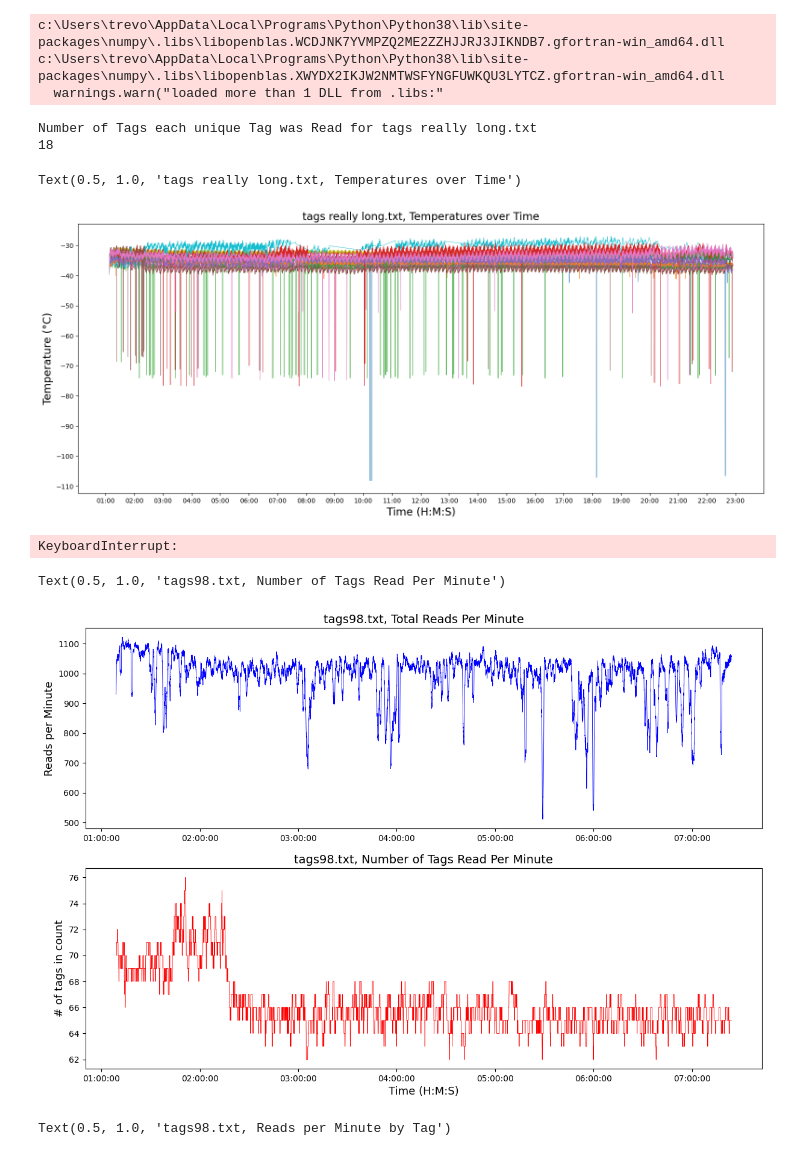
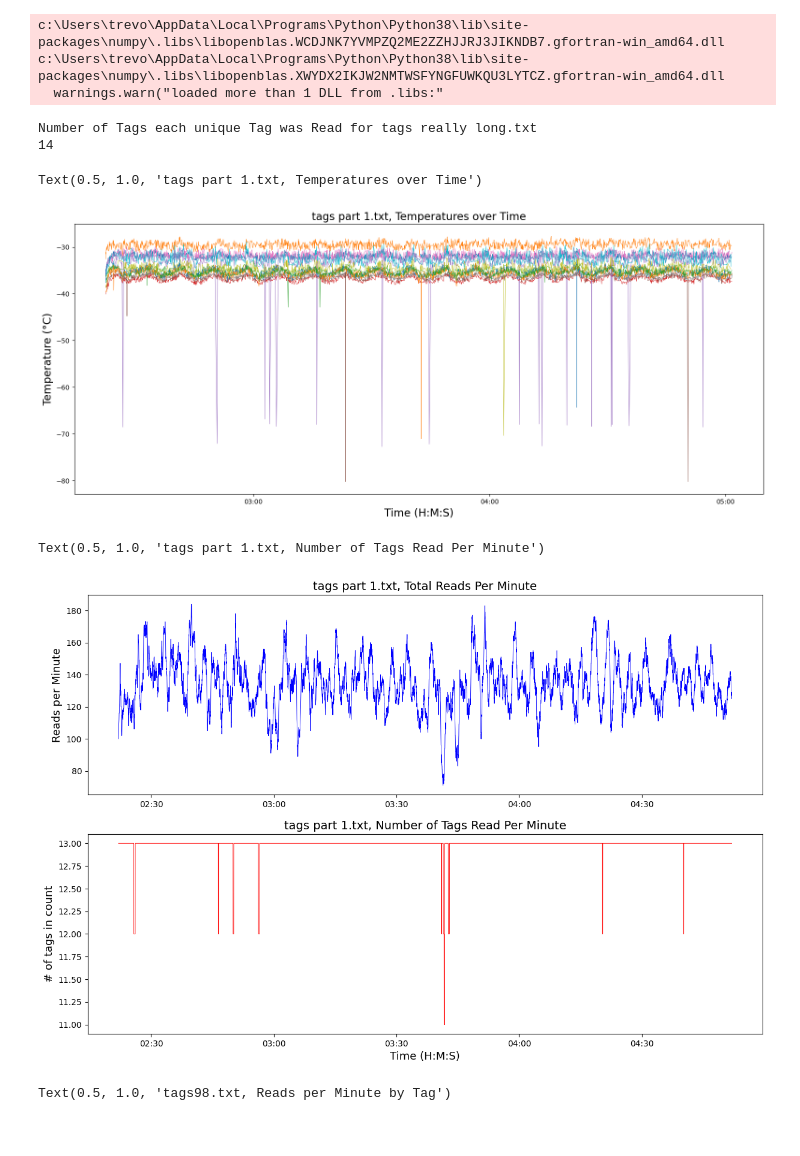
Before and after one commit to trevorcmit/RFID_Multireader, a Jupyter notebook: Plot.ipynb, the cells around one changed output. Drawn from its saved outputs; the diff is of its cells as text; code cells hidden in the pictures.

```diff
--- a/Plot.ipynb
+++ b/Plot.ipynb
@@ -8,7 +8,7 @@ c:\Users\trevo\AppData\Local\Programs\Python\Python38\lib\site-packages\numpy\.l
 c:\Users\trevo\AppData\Local\Programs\Python\Python38\lib\site-packages\numpy\.libs\libopenblas.XWYDX2IKJW2NMTWSFYNGFUWKQU3LYTCZ.gfortran-win_amd64.dll
   warnings.warn("loaded more than 1 DLL from .libs:"
 # %%
-with open('Tag_Text_Files/tags really long.txt', 'r') as file:
+with open('Tag_Text_Files/tags part 1.txt', 'r') as file:
     reader = csv.reader(file)
 
     data = []             # Initialize empty list
@@ -69,7 +69,7 @@ print("Number of Tags each unique Tag was Read for tags really long.txt")
 print(len(num))
 # %% [output]
 Number of Tags each unique Tag was Read for tags really long.txt
-18
+14
 # %%
 import matplotlib.dates as mdates
 hours = mdates.HourLocator(interval = 1)
@@ -77,18 +77,18 @@ myFmt = mdates.DateFormatter('%H:%M')
 # %%
 fig, ax = plt.subplots(figsize=(19, 7.5))
 ax.xaxis.set_major_locator(hours)
 ax.xaxis.set_major_formatter(myFmt)
 
 for k,v in database.items():
     if len(v[1]) > 1:
         ax.plot(v[0], v[1], label=k, linewidth=0.6)
 
 ax.set_ylabel("Temperature (°C)", fontsize=16.5)
 ax.set_xlabel("Time (H:M:S)", fontsize=16.5)
-ax.set_title("tags really long.txt, Temperatures over Time", fontsize=16.5)
+ax.set_title("tags part 1.txt, Temperatures over Time", fontsize=16.5)
 # %% [output]
-Text(0.5, 1.0, 'tags really long.txt, Temperatures over Time')
+Text(0.5, 1.0, 'tags part 1.txt, Temperatures over Time')
-[figure, old version]
+[figure, new version]
 # %%
 vs = dict()
 for k,v in database.items():
@@ -111,11 +111,11 @@ for k,v in database.items():
     vs[k] = [v_0, ts]
 # %%
 from tqdm import tqdm
-start = datetime.datetime(1900, 1, 1, 1, 9, 0);
+start = datetime.datetime(1900, 1, 1, 2,22, 0);
 
 times, counts = [], []
 tags = []
-for i in tqdm(range(81600)):                       # For each second in the test
+for i in tqdm(range(9000)):                       # For each second in the test
 
     span = start + datetime.timedelta(seconds=60)
     count = 0                                      # Count of number of tags read in the minute-long span
@@ -153,22 +153,20 @@ for i in tqdm(range(81600)):                       # For each second in the test
     counts.append(count)
 
     start += datetime.timedelta(seconds=1)
-# %% [output]
-KeyboardInterrupt:
 # %%
 fig, (ax1, ax2) = plt.subplots(2,1, figsize=(14.5, 9.5))
 ax1.plot(times, counts, "blue", linewidth=0.6, label="Reads per minute")
 ax2.plot(times, tags, "red", linewidth=0.6, label="# of tags in count")
 ax2.set_xlabel("Time (H:M:S)", fontsize=13)
 ax1.set_ylabel("Reads per Minute", fontsize=13)
-ax1.set_title("tags really long.txt, Total Reads Per Minute", fontsize=14)
+ax1.set_title("tags part 1.txt, Total Reads Per Minute", fontsize=14)
 ax1.xaxis.set_major_formatter(myFmt)
 ax2.xaxis.set_major_formatter(myFmt)
 ax2.set_ylabel("# of tags in count", fontsize=13)
-ax2.set_title("tags really long.txt, Number of Tags Read Per Minute", fontsize=14)
+ax2.set_title("tags part 1.txt, Number of Tags Read Per Minute", fontsize=14)
 # %% [output]
-Text(0.5, 1.0, 'tags98.txt, Number of Tags Read Per Minute')
+Text(0.5, 1.0, 'tags part 1.txt, Number of Tags Read Per Minute')
-[figure, old version]
+[figure, new version]
 # %%
 fig, ax = plt.subplots(figsize=(14,6))
 ax.xaxis.set_major_formatter(myFmt)
```
Also changed, not shown: 13 other files.
